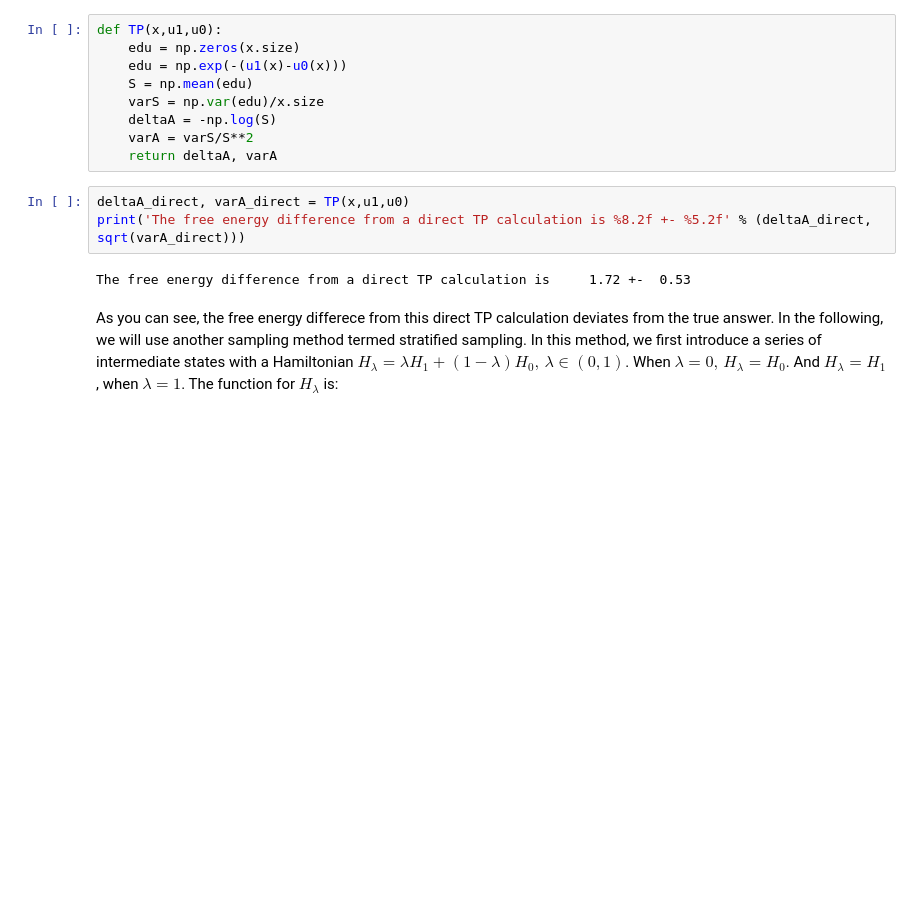
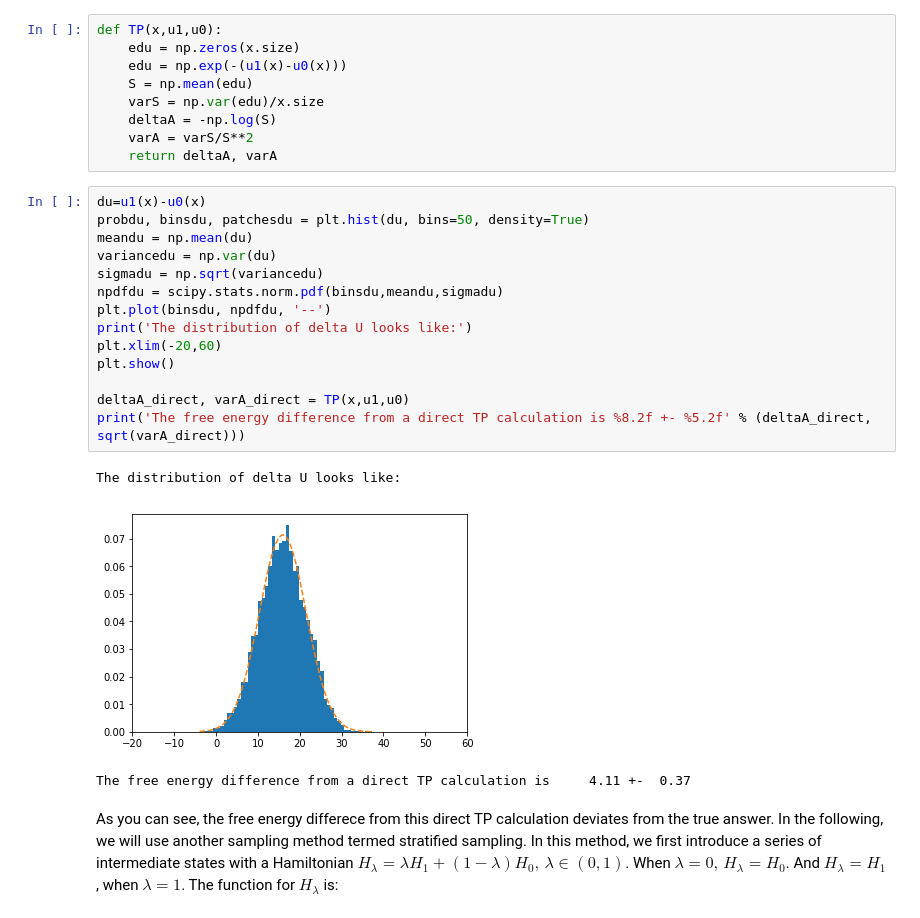
Before and after one commit to samuelymei/freeenergy, a Jupyter notebook: notes/stratefiedTP.ipynb, the cells around one changed output. Cells and saved outputs as stored; diff of their text form; blank space fills up the shorter version.

```diff
--- a/notes/stratefiedTP.ipynb
+++ b/notes/stratefiedTP.ipynb
@@ -139,10 +140,23 @@ def TP(x,u1,u0):
     varA = varS/S**2
     return deltaA, varA
 # %%
+du=u1(x)-u0(x)
+probdu, binsdu, patchesdu = plt.hist(du, bins=50, density=True)
+meandu = np.mean(du)
+variancedu = np.var(du)
+sigmadu = np.sqrt(variancedu)
+npdfdu = scipy.stats.norm.pdf(binsdu,meandu,sigmadu)
+plt.plot(binsdu, npdfdu, '--')
+print('The distribution of delta U looks like:')
+plt.xlim(-20,60)
+plt.show()
+
 deltaA_direct, varA_direct = TP(x,u1,u0)
 print('The free energy difference from a direct TP calculation is %8.2f +- %5.2f' % (deltaA_direct, sqrt(varA_direct)))
 # %% [output]
-The free energy difference from a direct TP calculation is     1.72 +-  0.53
+The distribution of delta U looks like:
+[figure, added]
+The free energy difference from a direct TP calculation is     4.11 +-  0.37
 # %% [markdown]
 As you can see, the free energy differece from this direct TP calculation deviates from the true answer.
 In the following, we will use another sampling method termed stratified sampling. In this method, we first introduce a series of intermediate states with a Hamiltonian $H_\lambda=\lambda H_1+(1-\lambda)H_0,\, \lambda \in (0,1)$. When $\lambda=0,\, H_\lambda=H_0$. And $H_\lambda=H_1$, when $\lambda=1$. The function for $H_\lambda$ is:
```
Also changed, not shown: parts of 2 cells of this notebook, 4 other files.
